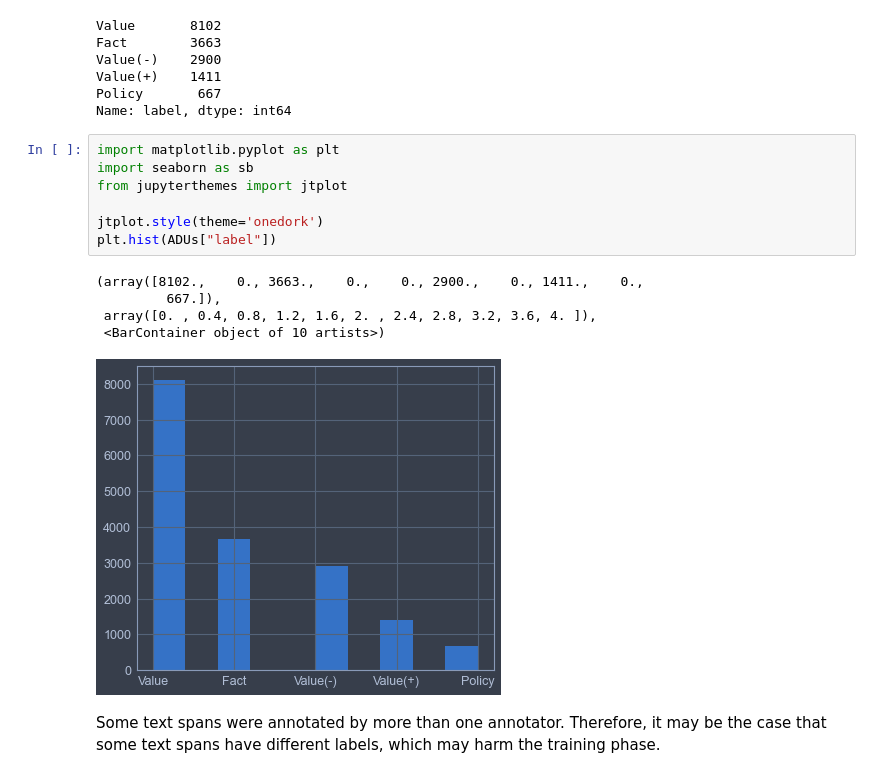
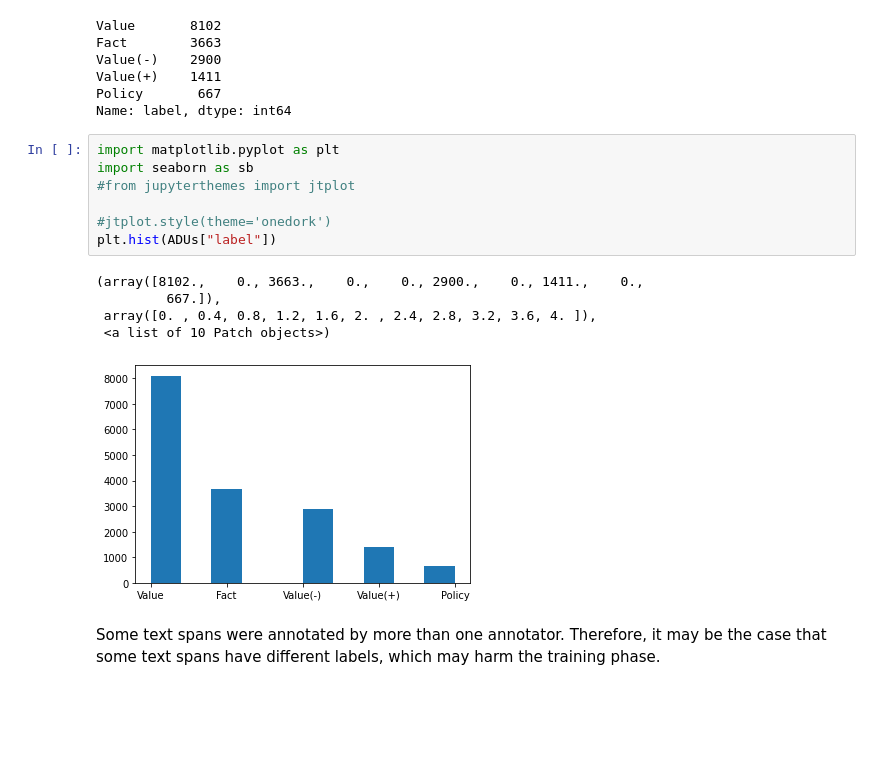
Before and after one commit to Caio-Nogueira/FEUP-PLN, a Jupyter notebook: assignment1.ipynb, the cells around one changed output. Drawn from its saved outputs; the diff is of its cells as text; blank space fills up the shorter version.

```diff
--- a/assignment1.ipynb
+++ b/assignment1.ipynb
@@ -46,16 +46,16 @@ Name: label, dtype: int64
 # %%
 import matplotlib.pyplot as plt
 import seaborn as sb
-from jupyterthemes import jtplot
+#from jupyterthemes import jtplot
 
-jtplot.style(theme='onedork')
+#jtplot.style(theme='onedork')
 plt.hist(ADUs["label"])
 # %% [output]
 (array([8102.,    0., 3663.,    0.,    0., 2900.,    0., 1411.,    0.,
          667.]),
  array([0. , 0.4, 0.8, 1.2, 1.6, 2. , 2.4, 2.8, 3.2, 3.6, 4. ]),
- <BarContainer object of 10 artists>)
+ <a list of 10 Patch objects>)
-[figure, old version]
+[figure, new version]
 # %% [markdown]
 Some text spans were annotated by more than one annotator. Therefore, it may be the case that some text spans have different labels, which may harm the training phase.
 # %%
```
Also changed, not shown: parts of 11 cells of this notebook.
